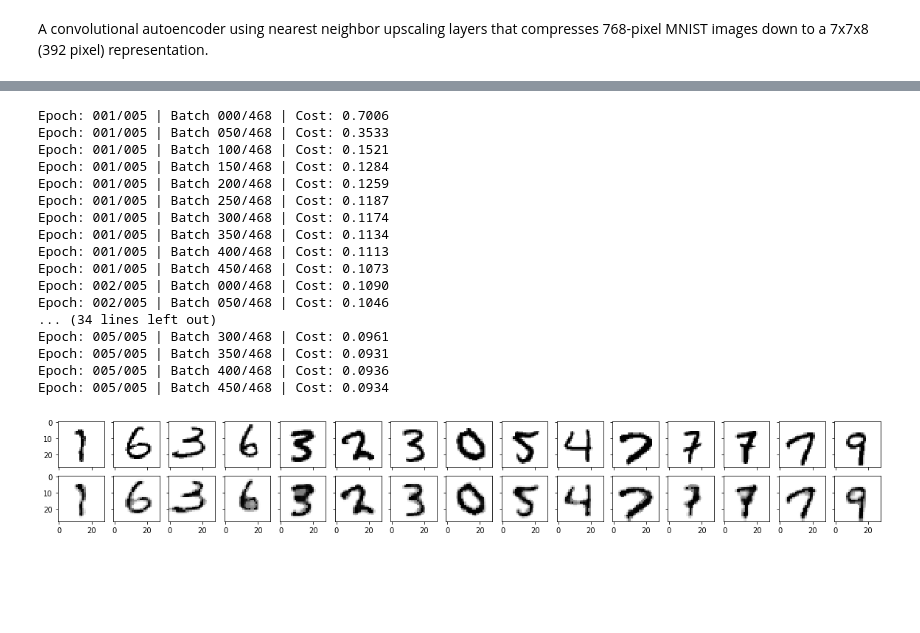
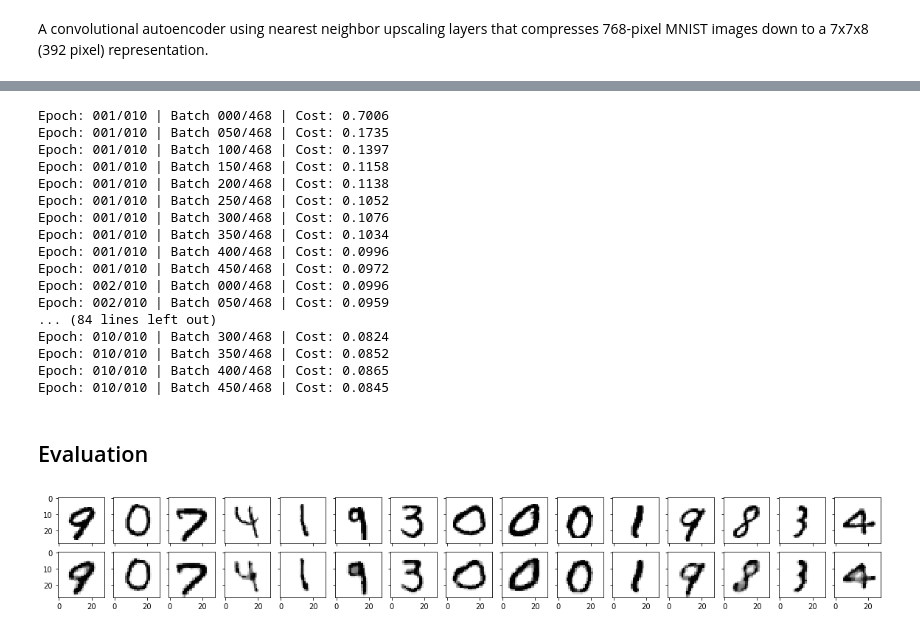
Before and after one commit to rasbt/deep-learning-book, a Jupyter notebook: code/model_zoo/pytorch_ipynb/autoencoder-conv.ipynb, the cells around one changed output, grey strips where cells are left out. Drawn from its saved outputs; the diff is of its cells as text; code cells hidden in the pictures; blank space fills up the shorter version.

```diff
--- a/code/model_zoo/pytorch_ipynb/autoencoder-conv.ipynb
+++ b/code/model_zoo/pytorch_ipynb/autoencoder-conv.ipynb
@@ -75,13 +83,15 @@ Image label dimensions: torch.Size([128])
 ### MODEL
 ##########################
 
-def same_padding(kernel_width, stride):
-    return (kernel_width - stride) // 2
 
 class ConvolutionalAutoencoder(torch.nn.Module):
 
     def __init__(self):
         super(ConvolutionalAutoencoder, self).__init__()
+
+        # calculate same padding:
+        # (w - k + 2*p)/s + 1 = o
+        # => p = (s(o-1) - w + k)/2
 
         ### ENCODER
 
@@ -90,21 +100,25 @@ class ConvolutionalAutoencoder(torch.nn.Module):
                                       out_channels=4,
                                       kernel_size=(3, 3),
                                       stride=(1, 1),
-                                      padding=same_padding(3, 1))
+                                      # (1(28-1) - 28 + 3) / 2 = 1
+                                      padding=1)
         # 28x28x4 => 14x14x4
         self.pool_1 = torch.nn.MaxPool2d(kernel_size=(2, 2),
                                          stride=(2, 2),
-                                         padding=same_padding(2, 2))
+                                         # (2(14-1) - 28 + 2) / 2 = 0
+                                         padding=0)
         # 14x14x4 => 14x14x8
         self.conv_2 = torch.nn.Conv2d(in_channels=4,
                                       out_channels=8,
                                       kernel_size=(3, 3),
                                       stride=(1, 1),
-                                      padding=same_padding(3, 1))
+                                      # (1(14-1) - 14 + 3) / 2 = 1
+                                      padding=1)
         # 14x14x8 => 7x7x8
         self.pool_2 = torch.nn.MaxPool2d(kernel_size=(2, 2),
                                          stride=(2, 2),
-                                         padding=same_padding(2, 1))
+                                         # (2(7-1) - 14 + 2) / 2 = 0
+                                         padding=0)
 
         ### DECODER
 
@@ -116,7 +130,8 @@ class ConvolutionalAutoencoder(torch.nn.Module):
                                       out_channels=4,
                                       kernel_size=(3, 3),
                                       stride=(1, 1),
-                                      padding=same_padding(3, 1))
+                                      # (1(14-1) - 14 + 3) / 2 = 1
+                                      padding=1)
         # 14x14x4 => 28x28x4
         self.unpool_2 = torch.nn.Upsample(scale_factor=2,
                                           mode='nearest')
@@ -125,7 +140,8 @@ class ConvolutionalAutoencoder(torch.nn.Module):
                                       out_channels=1,
                                       kernel_size=(3, 3),
                                       stride=(1, 1),
-                                      padding=same_padding(3, 1))
+                                      # (1(28-1) - 28 + 3) / 2 = 1
+                                      padding=1)
 
     def forward(self, x):
 
@@ -150,9 +166,7 @@ class ConvolutionalAutoencoder(torch.nn.Module):
 
 torch.manual_seed(random_seed)
 model = ConvolutionalAutoencoder()
-
-if torch.cuda.is_available():
-    model.cuda()
+model = model.to(device)
 
 
 ##########################
@@ -164,15 +180,9 @@ optimizer = torch.optim.Adam(model.parameters(), lr=learning_rate)
 # %%
-from torch.autograd import Variable
-
-
 for epoch in range(num_epochs):
     for batch_idx, (features, targets) in enumerate(train_loader):
 
         # don't need labels, only the images (features)
-        features = Variable(features)
-
-        if torch.cuda.is_available():
-            features, targets = features.cuda(), targets.cuda()
+        features = features.to(device)
 
         ### FORWARD AND BACK PROP
         decoded = model(features)
@@ -188,43 +198,45 @@ for epoch in range(num_epochs):
         if not batch_idx % 50:
             print ('Epoch: %03d/%03d | Batch %03d/%03d | Cost: %.4f'
                    %(epoch+1, num_epochs, batch_idx,
-                     len(train_dataset)//batch_size, cost.data[0]))
+                     len(train_dataset)//batch_size, cost.data))
 # %% [output]
-Epoch: 001/005 | Batch 000/468 | Cost: 0.7006
-Epoch: 001/005 | Batch 050/468 | Cost: 0.3533
-Epoch: 001/005 | Batch 100/468 | Cost: 0.1521
-Epoch: 001/005 | Batch 150/468 | Cost: 0.1284
-Epoch: 001/005 | Batch 200/468 | Cost: 0.1259
-Epoch: 001/005 | Batch 250/468 | Cost: 0.1187
-Epoch: 001/005 | Batch 300/468 | Cost: 0.1174
-Epoch: 001/005 | Batch 350/468 | Cost: 0.1134
-Epoch: 001/005 | Batch 400/468 | Cost: 0.1113
-Epoch: 001/005 | Batch 450/468 | Cost: 0.1073
-Epoch: 002/005 | Batch 000/468 | Cost: 0.1090
-Epoch: 002/005 | Batch 050/468 | Cost: 0.1046
-... (34 lines left out)
-Epoch: 005/005 | Batch 300/468 | Cost: 0.0961
-Epoch: 005/005 | Batch 350/468 | Cost: 0.0931
-Epoch: 005/005 | Batch 400/468 | Cost: 0.0936
-Epoch: 005/005 | Batch 450/468 | Cost: 0.0934
+Epoch: 001/010 | Batch 000/468 | Cost: 0.7006
+Epoch: 001/010 | Batch 050/468 | Cost: 0.1735
+Epoch: 001/010 | Batch 100/468 | Cost: 0.1397
+Epoch: 001/010 | Batch 150/468 | Cost: 0.1158
+Epoch: 001/010 | Batch 200/468 | Cost: 0.1138
+Epoch: 001/010 | Batch 250/468 | Cost: 0.1052
+Epoch: 001/010 | Batch 300/468 | Cost: 0.1076
+Epoch: 001/010 | Batch 350/468 | Cost: 0.1034
+Epoch: 001/010 | Batch 400/468 | Cost: 0.0996
+Epoch: 001/010 | Batch 450/468 | Cost: 0.0972
+Epoch: 002/010 | Batch 000/468 | Cost: 0.0996
+Epoch: 002/010 | Batch 050/468 | Cost: 0.0959
+... (84 lines left out)
+Epoch: 010/010 | Batch 300/468 | Cost: 0.0824
+Epoch: 010/010 | Batch 350/468 | Cost: 0.0852
+Epoch: 010/010 | Batch 400/468 | Cost: 0.0865
+Epoch: 010/010 | Batch 450/468 | Cost: 0.0845
+# %% [markdown]
+## Evaluation
 # %%
 %matplotlib inline
 import matplotlib.pyplot as plt
 
 ##########################
 ### VISUALIZATION
 ##########################
 
 n_images = 15
 image_width = 28
 
 fig, axes = plt.subplots(nrows=2, ncols=n_images,
                          sharex=True, sharey=True, figsize=(20, 2.5))
-orig_images = features.data.numpy()[:n_images]
-decoded_images = decoded.data.numpy()[:n_images]
+orig_images = features.data[:n_images]
+decoded_images = decoded.data[:n_images]
 
 for i in range(n_images):
     for ax, img in zip(axes, [orig_images, decoded_images]):
         ax[i].imshow(img[i].reshape((image_width, image_width)), cmap='binary')
 # %% [output]
-[figure, old version]
+[figure, new version]
```
Also changed, not shown: parts of 7 cells of this notebook, 8 other files.
